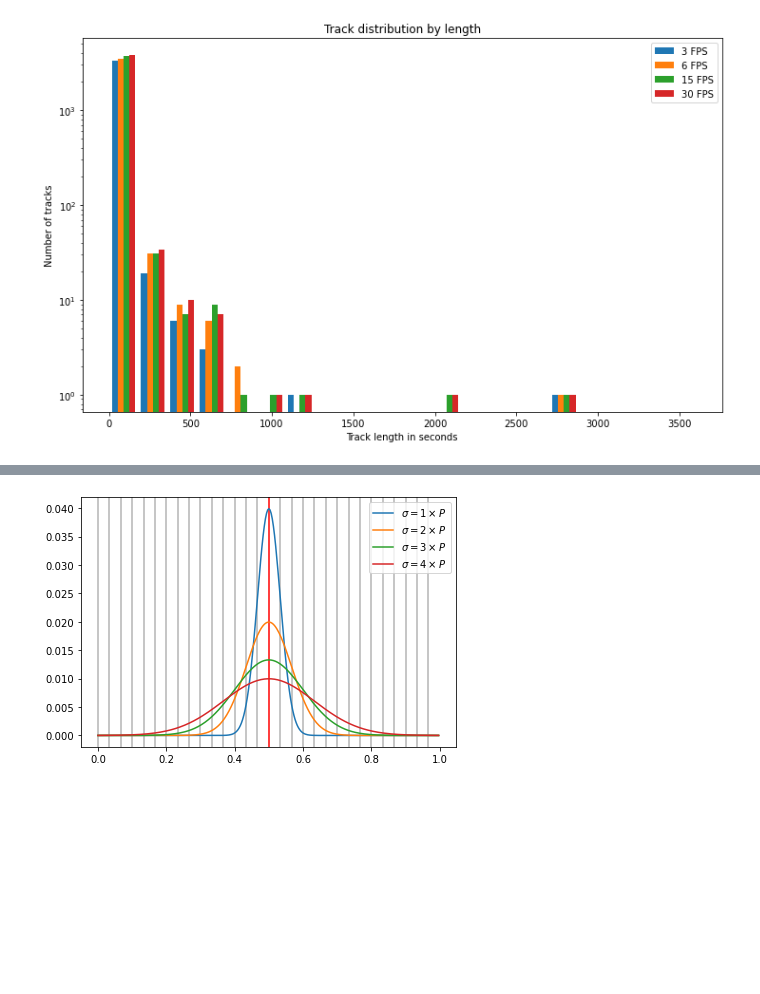
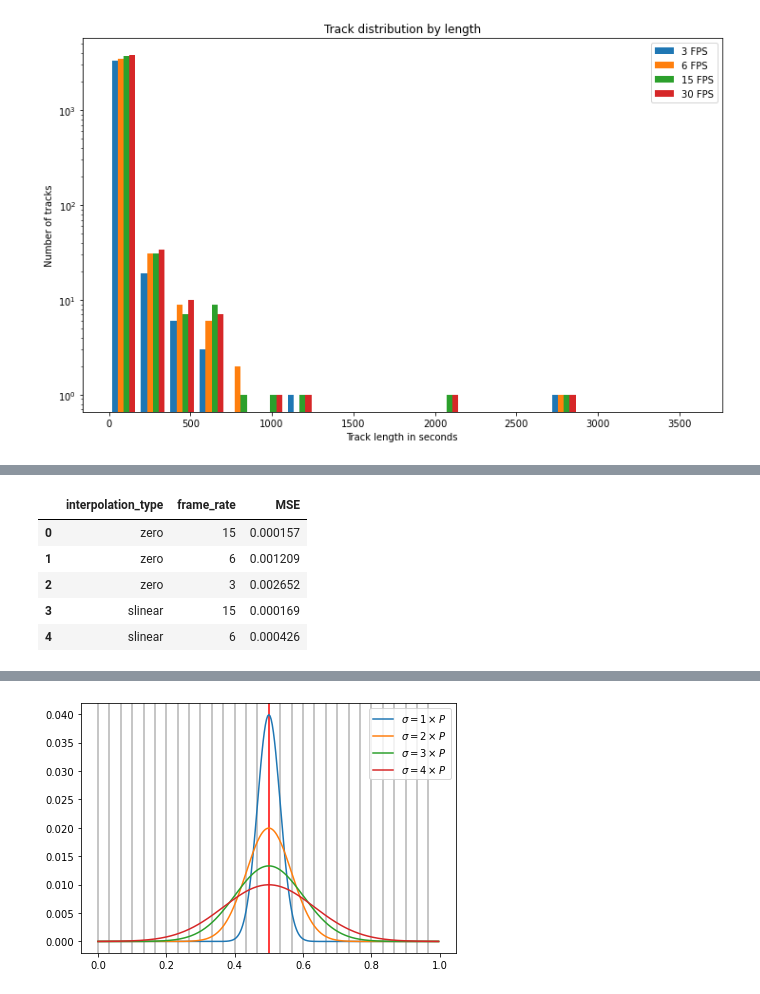
Before and after one commit to segonzal/chiletv, a Jupyter notebook: analysis/detection_strategy.ipynb, the cells around one changed output, grey strips where cells are left out. Cells and saved outputs as stored; diff of their text form; code cells hidden in the pictures; blank space fills up the shorter version.

```diff
--- a/analysis/detection_strategy.ipynb
+++ b/analysis/detection_strategy.ipynb
@@ -438,0 +391,9 @@ plot_fig(mse_soft_results, ['zero', 'slinear'], False, 'MSE against Softented De
+# %%
+df.head()
+# %% [output]
+|  | interpolation_type | frame_rate | MSE |
+| 0 | zero | 15 | 0.000157 |
+| 1 | zero | 6 | 0.001209 |
+| 2 | zero | 3 | 0.002652 |
+| 3 | slinear | 15 | 0.000169 |
+| 4 | slinear | 6 | 0.000426 |
```
Also changed, not shown: parts of 17 cells of this notebook, 3 other files.
